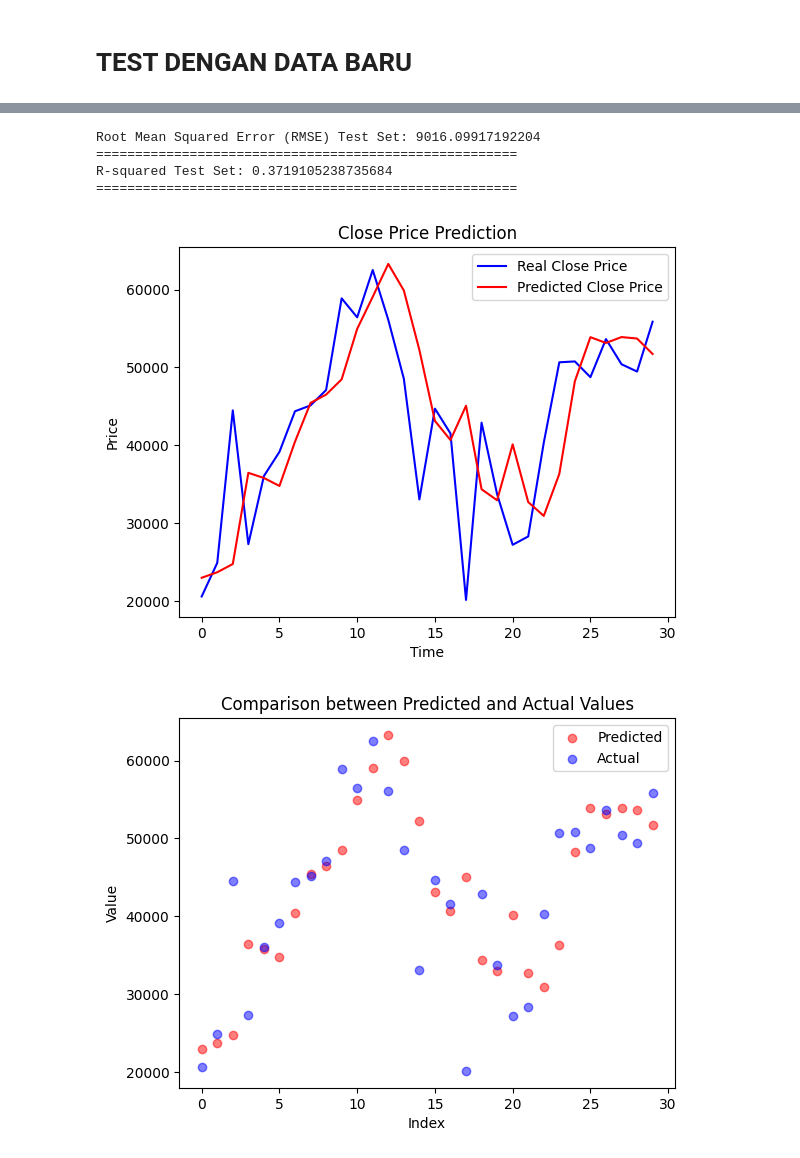
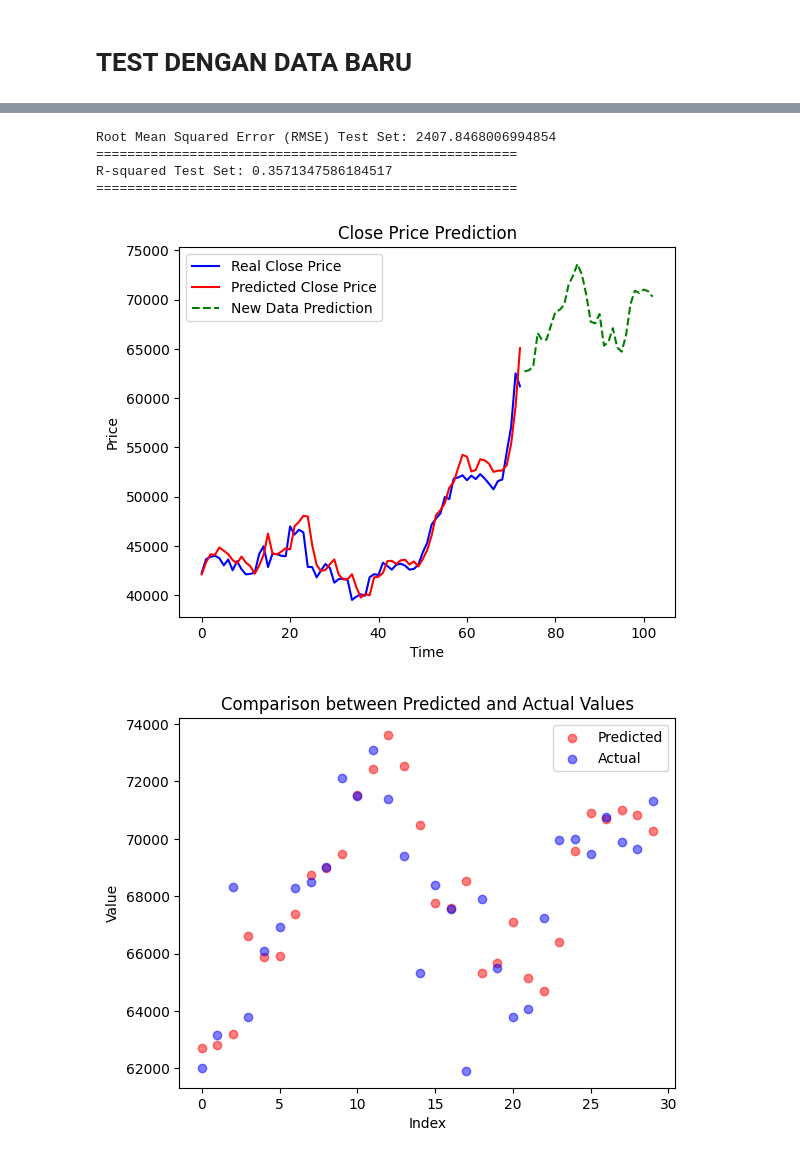
Before and after one commit to fadillazundina/bitcoin-prediction-using-sentiment, a Jupyter notebook: LSTM_Sentimen.ipynb, the cells around one changed output, grey strips where cells are left out. Saved outputs shown, nothing was run; the diff lists cells and outputs as text; code cells hidden in the pictures.

Commit message:
update prediksi data baru

```diff
--- a/LSTM_Sentimen.ipynb
+++ b/LSTM_Sentimen.ipynb
@@ -33,5 +19,5 @@ Passing (type, 1) or '1type' as a synonym of type is deprecated; in a future ver
 # %%
-df = pd.read_excel('Data/all_data.xlsx')
+df = pd.read_excel('all_data.xlsx')
 # %%
 df.tail()
 # %% [output]
@@ -64,7 +230,7 @@ model.add(LSTM(units=150))
 model.add(Dense(25))
 model.add(Dense(1))
 model.compile(optimizer='adam', loss='mean_squared_error')
-history = model.fit(X_train, y_train, batch_size=32, epochs=20, validation_data=[X_test, y_test])
+history = model.fit(X_train, y_train, batch_size=32, epochs=20, validation_data=(X_test, y_test))
 # %% [output]
 Train on 292 samples, validate on 73 samples
 Epoch 1/20
@@ -233,0 +404,13 @@ compare_model_test.head()
+# %%
+# Lakukan prediksi dengan model
+predictions = model.predict(X)  # Misalnya, model LSTM yang sudah dilatih
+
+# Invers transformasi hasil prediksi
+inverse_predictions_new = inverse_transform_new(scaler, predictions)
+
+# Invers transformasi y_test
+y_test_original_new = inverse_transform_new(scaler, y)
+
+# Perbandingan antara hasil prediksi dan yang sebenarnya
+compare_model_test = pd.DataFrame({'Predicted': inverse_predictions_new.flatten(), 'Actual': y_test_original_new.flatten()})
+print(compare_model_test)
@@ -242,15 +443,15 @@ r2_xgb_test = r2_score(y_test_original_new, inverse_predictions_new)
 print("R-squared Test Set:", r2_xgb_test)
 print("======================================================")
 # %% [output]
-Root Mean Squared Error (RMSE) Test Set: 9016.09917192204
+Root Mean Squared Error (RMSE) Test Set: 2407.8468006994854
 ======================================================
-R-squared Test Set: 0.3719105238735684
+R-squared Test Set: 0.3571347586184517
 ======================================================
 # %%
-lineplot(y_test_original_new, inverse_predictions_new)
+lineplot(y_test_original, inverse_predictions_test, inverse_predictions_new)
 # %% [output]
-[figure, old version]
+[figure, new version]
 # %%
 scatterplot(y_test_original_new, inverse_predictions_new)
 # %% [output]
-[figure, old version]
+[figure, new version]
```
Also changed, not shown: parts of 26 cells of this notebook, 5 other files.
